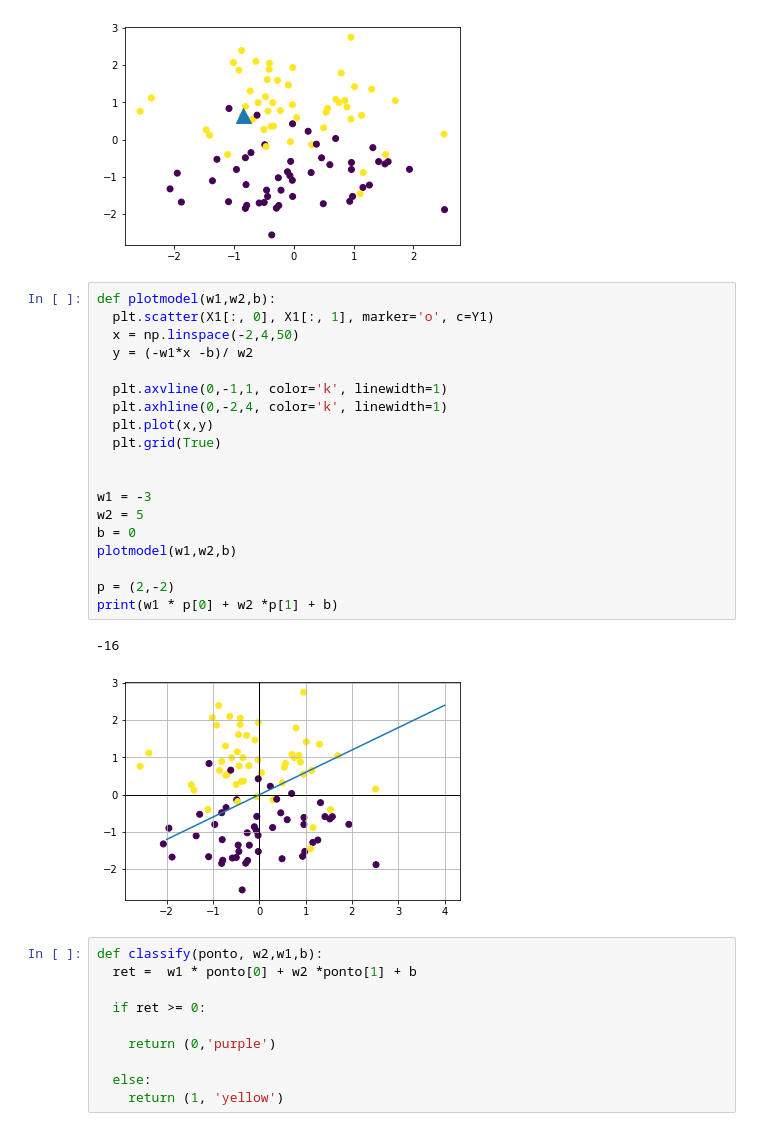
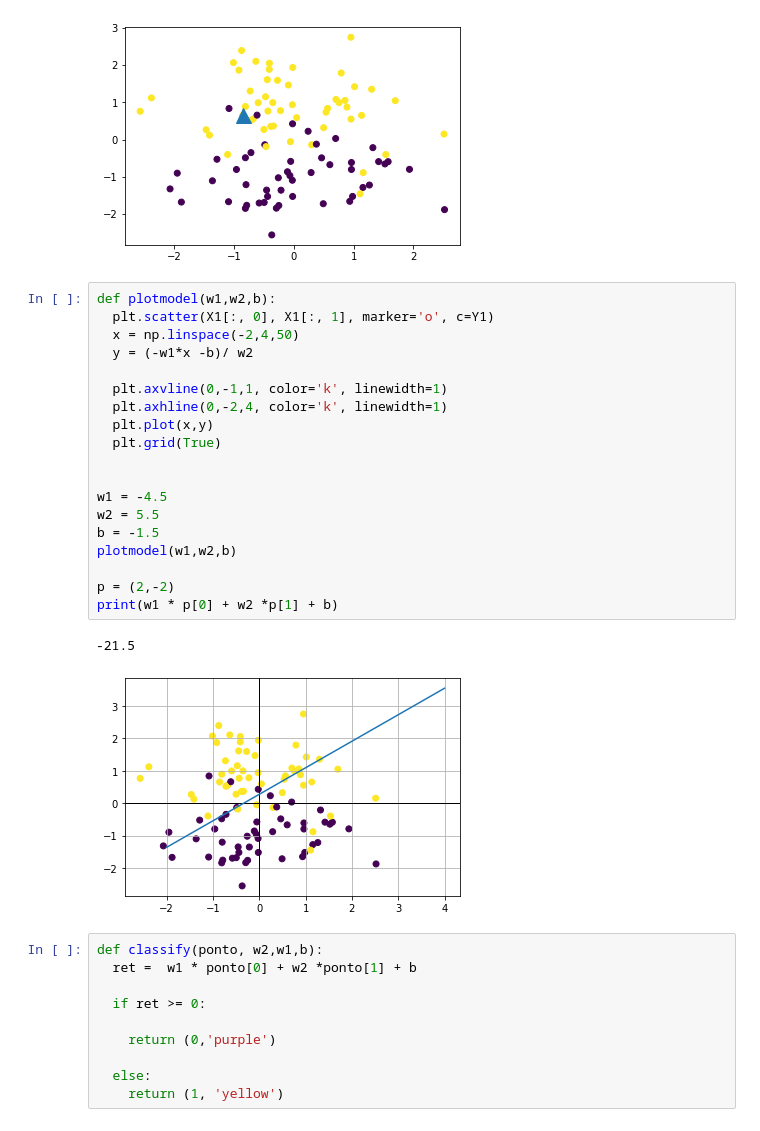
Before and after one commit to RodrigoOBC/Notebook_MarcineLearning, a Jupyter notebook: ClassificaçãoLinear.ipynb, the cells around one changed output. Saved outputs shown, nothing was run; the diff lists cells and outputs as text.

```diff
--- a/ClassificaçãoLinear.ipynb
+++ b/ClassificaçãoLinear.ipynb
@@ -27,25 +25,25 @@ plt.plot(p[0],p[1], marker='^', markersize=15)
 # %%
 def plotmodel(w1,w2,b):
   plt.scatter(X1[:, 0], X1[:, 1], marker='o', c=Y1)
   x = np.linspace(-2,4,50)
   y = (-w1*x -b)/ w2
 
   plt.axvline(0,-1,1, color='k', linewidth=1)
   plt.axhline(0,-2,4, color='k', linewidth=1)
   plt.plot(x,y)
   plt.grid(True)
 
 
-w1 = -3
-w2 = 5
-b = 0
+w1 = -4.5
+w2 = 5.5
+b = -1.5
 plotmodel(w1,w2,b)
 
 p = (2,-2)
 print(w1 * p[0] + w2 *p[1] + b)
 # %% [output]
--16
+-21.5
-[figure, old version]
+[figure, new version]
 # %%
 def classify(ponto, w2,w1,b):
   ret =  w1 * ponto[0] + w2 *ponto[1] + b
```
Also changed, not shown: parts of 3 cells of this notebook.
